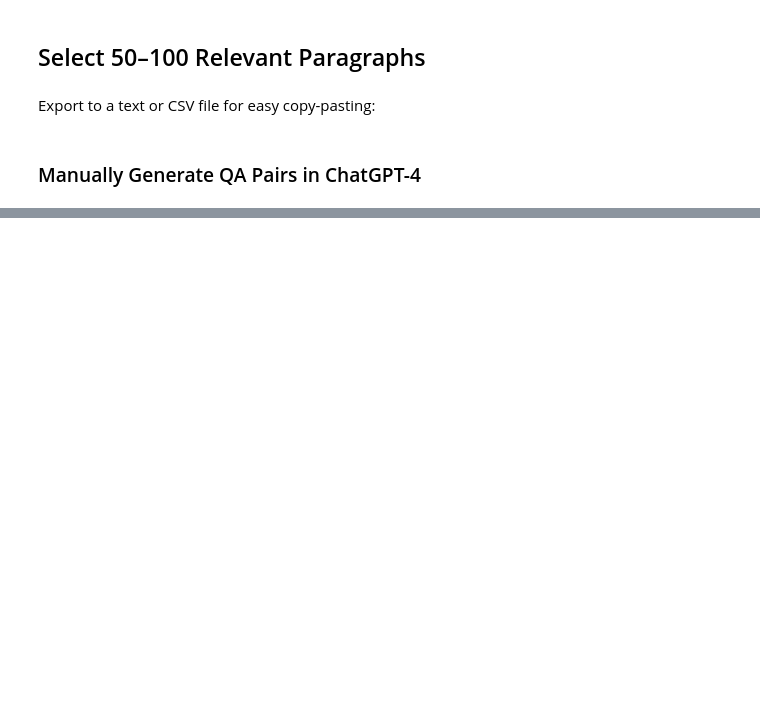
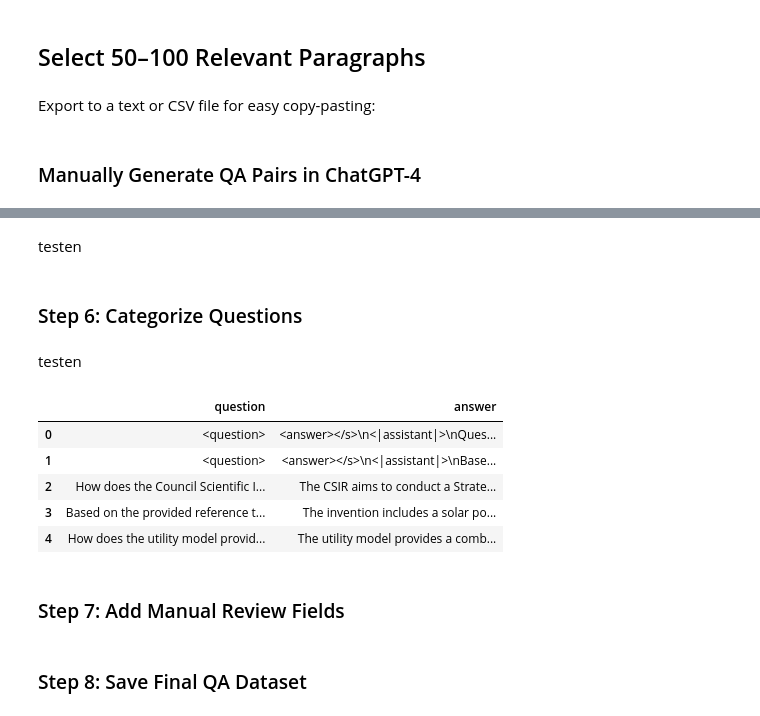
Before and after one commit to lucarenz1997/NLP, a Jupyter notebook: Stage_3_1.ipynb, the cells around one changed output, grey strips where cells are left out. Drawn from its saved outputs; the diff is of its cells as text; code cells hidden in the pictures; blank space fills up the shorter version.

```diff
--- a/Stage_3_1.ipynb
+++ b/Stage_3_1.ipynb
@@ -90,0 +238,9 @@ Reference text:
+# %%
+qa_pairs = []
+
+for para in tqdm(combined_paragraphs):
+    result = generate_qa_local(para)
+    if result:
+        qa_pairs.append({'paragraph': para, 'qa': result})
+
+qa_df = pd.DataFrame(qa_pairs)
@@ -90,0 +249,46 @@ Reference text:
+# %% [markdown]
+testen
+# %%
+qa_results = []
+
+for para in sample_paragraphs:
+    result = generate_qa_local(para)
+    if result:
+        qa_results.append({'paragraph': para, 'qa': result})
+
+qa_df = pd.DataFrame(qa_results)
+# %%
+def split_qa(text):
+    try:
+        q = text.split("Q:")[1].split("A:")[0].strip()
+        a = text.split("A:")[1].strip()
+        return q, a
+    except:
+        return None, None
+
+qa_df[['question', 'answer']] = qa_df['qa'].apply(lambda x: pd.Series(split_qa(x)))
+qa_df.dropna(subset=['question', 'answer'], inplace=True)
+# %% [markdown]
+### Step 6: Categorize Questions
+# %% [markdown]
+testen
+# %%
+def split_qa(text):
+    try:
+        q = text.split("Q:")[1].split("A:")[0].strip()
+        a = text.split("A:")[1].strip()
+        return q, a
+    except:
+        return None, None
+
+qa_df[['question', 'answer']] = qa_df['qa'].apply(lambda x: pd.Series(split_qa(x)))
+
+# Preview result
+qa_df[['question', 'answer']]
+# %% [output]
+|  | question | answer |
+| 0 | <question> | <answer></s>\n<|assistant|>\nQues... |
+| 1 | <question> | <answer></s>\n<|assistant|>\nBase... |
+| 2 | How does the Council Scientific I... | The CSIR aims to conduct a Strate... |
+| 3 | Based on the provided reference t... | The invention includes a solar po... |
+| 4 | How does the utility model provid... | The utility model provides a comb... |
@@ -90,0 +319,2 @@ Reference text:
+# %% [markdown]
+### Step 7: Add Manual Review Fields
@@ -90,0 +324,2 @@ Reference text:
+# %% [markdown]
+### Step 8: Save Final QA Dataset
```
Also changed, not shown: parts of 23 cells of this notebook.
